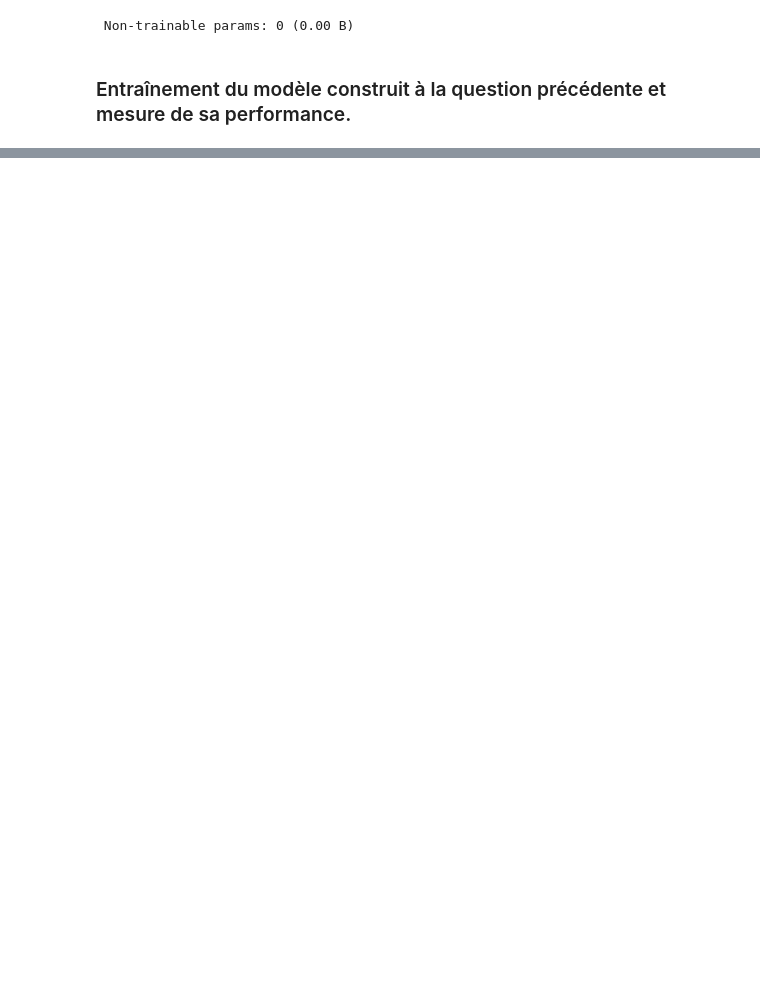
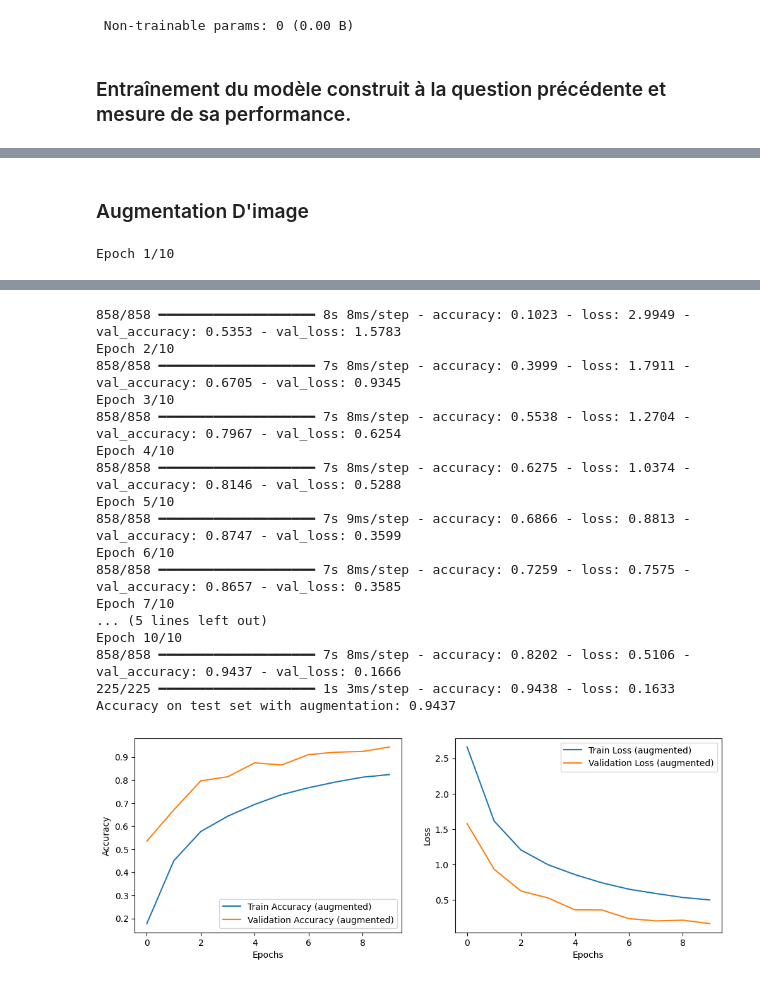
Before and after one commit to Matteo-go/5DEEP_PROJECT, a Jupyter notebook: main.ipynb, the cells around one changed output, grey strips where cells are left out. Drawn from its saved outputs; the diff is of its cells as text; code cells hidden in the pictures; blank space fills up the shorter version.

```diff
--- a/main.ipynb
+++ b/main.ipynb
@@ -188,0 +284,51 @@ Model: "sequential"
+# %% [markdown]
+### Augmentation D'image
+# %%
+datagen = ImageDataGenerator(
+    rotation_range=10,      # Rotation aléatoire des images
+    width_shift_range=0.1,  # Décalage horizontal
+    height_shift_range=0.1, # Décalage vertical
+    zoom_range=0.1,         # Zoom
+    horizontal_flip=True,   # Retournement horizontal
+    fill_mode='nearest'     # Remplissage des pixels manquants
+)
+
+datagen.fit(X_train)
+
+# Définir le modèle CNN (déjà fait)
+cnn_model = create_cnn_model()
+
+# Entraîner le modèle avec les données augmentées
+history_augmented = cnn_model.fit(
+    datagen.flow(X_train, y_train, batch_size=32),
+    epochs=10,
+    validation_data=(X_test, y_test)
+)
+
+# Évaluer le modèle sur les données de test
+test_loss_augmented, test_acc_augmented = cnn_model.evaluate(X_test, y_test)
+
+print(f'Accuracy on test set with augmentation: {test_acc_augmented:.4f}')
+
+# Tracer les courbes de performance (avec augmentation)
+plt.figure(figsize=(12, 4))
+
+# Courbe de précision
+plt.subplot(1, 2, 1)
+plt.plot(history_augmented.history['accuracy'], label='Train Accuracy (augmented)')
+plt.plot(history_augmented.history['val_accuracy'], label='Validation Accuracy (augmented)')
+plt.xlabel('Epochs')
+plt.ylabel('Accuracy')
+plt.legend()
+
+# Courbe de perte
+plt.subplot(1, 2, 2)
+plt.plot(history_augmented.history['loss'], label='Train Loss (augmented)')
+plt.plot(history_augmented.history['val_loss'], label='Validation Loss (augmented)')
+plt.xlabel('Epochs')
+plt.ylabel('Loss')
+plt.legend()
+
+plt.show()
+# %% [output]
+Epoch 1/10
@@ -188,0 +336,18 @@ Model: "sequential"
+858/858 ━━━━━━━━━━━━━━━━━━━━ 8s 8ms/step - accuracy: 0.1023 - loss: 2.9949 - val_accuracy: 0.5353 - val_loss: 1.5783
+Epoch 2/10
+858/858 ━━━━━━━━━━━━━━━━━━━━ 7s 8ms/step - accuracy: 0.3999 - loss: 1.7911 - val_accuracy: 0.6705 - val_loss: 0.9345
+Epoch 3/10
+858/858 ━━━━━━━━━━━━━━━━━━━━ 7s 8ms/step - accuracy: 0.5538 - loss: 1.2704 - val_accuracy: 0.7967 - val_loss: 0.6254
+Epoch 4/10
+858/858 ━━━━━━━━━━━━━━━━━━━━ 7s 8ms/step - accuracy: 0.6275 - loss: 1.0374 - val_accuracy: 0.8146 - val_loss: 0.5288
+Epoch 5/10
+858/858 ━━━━━━━━━━━━━━━━━━━━ 7s 9ms/step - accuracy: 0.6866 - loss: 0.8813 - val_accuracy: 0.8747 - val_loss: 0.3599
+Epoch 6/10
+858/858 ━━━━━━━━━━━━━━━━━━━━ 7s 8ms/step - accuracy: 0.7259 - loss: 0.7575 - val_accuracy: 0.8657 - val_loss: 0.3585
+Epoch 7/10
+... (5 lines left out)
+Epoch 10/10
+858/858 ━━━━━━━━━━━━━━━━━━━━ 7s 8ms/step - accuracy: 0.8202 - loss: 0.5106 - val_accuracy: 0.9437 - val_loss: 0.1666
+225/225 ━━━━━━━━━━━━━━━━━━━━ 1s 3ms/step - accuracy: 0.9438 - loss: 0.1633
+Accuracy on test set with augmentation: 0.9437
+[figure, added]
```
Also changed, not shown: parts of 13 cells of this notebook, 1 other file.
